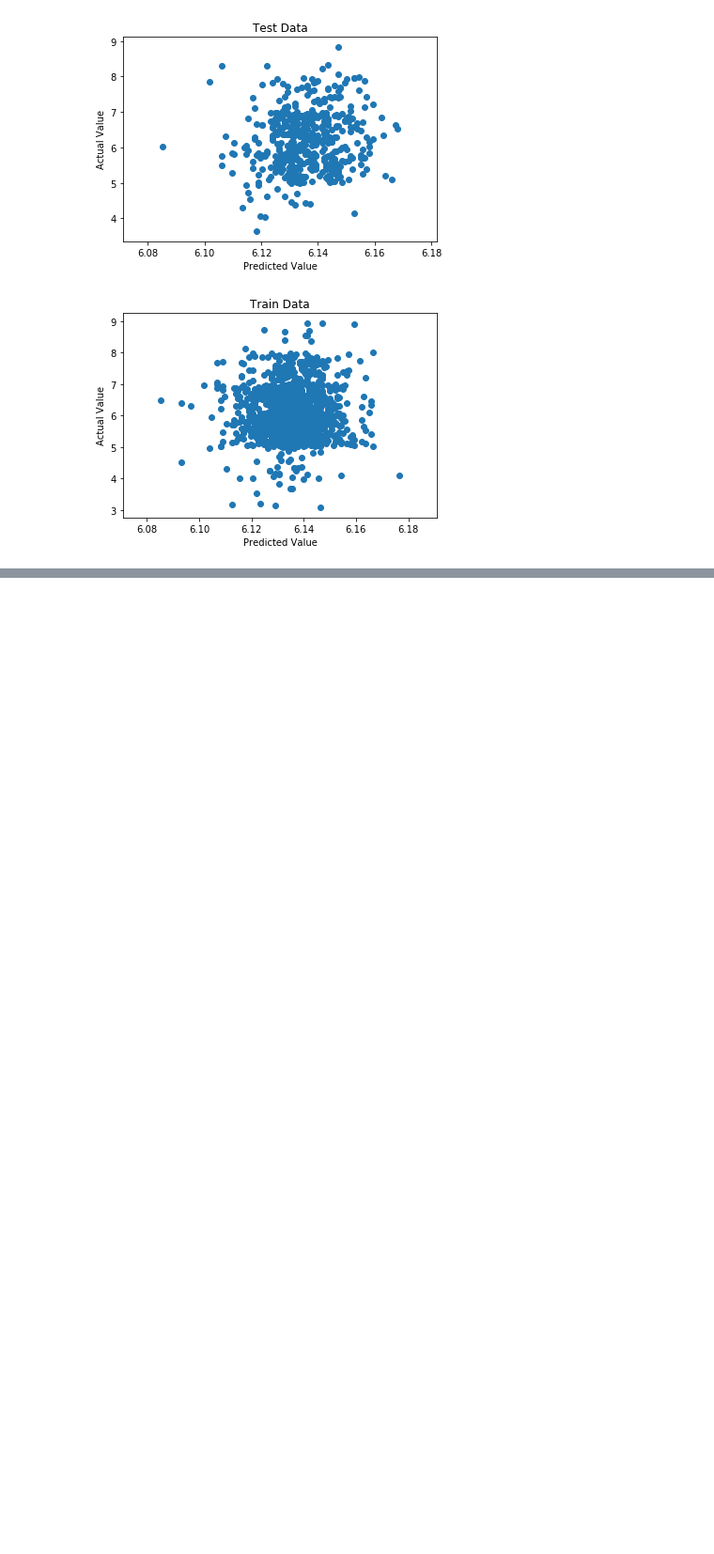
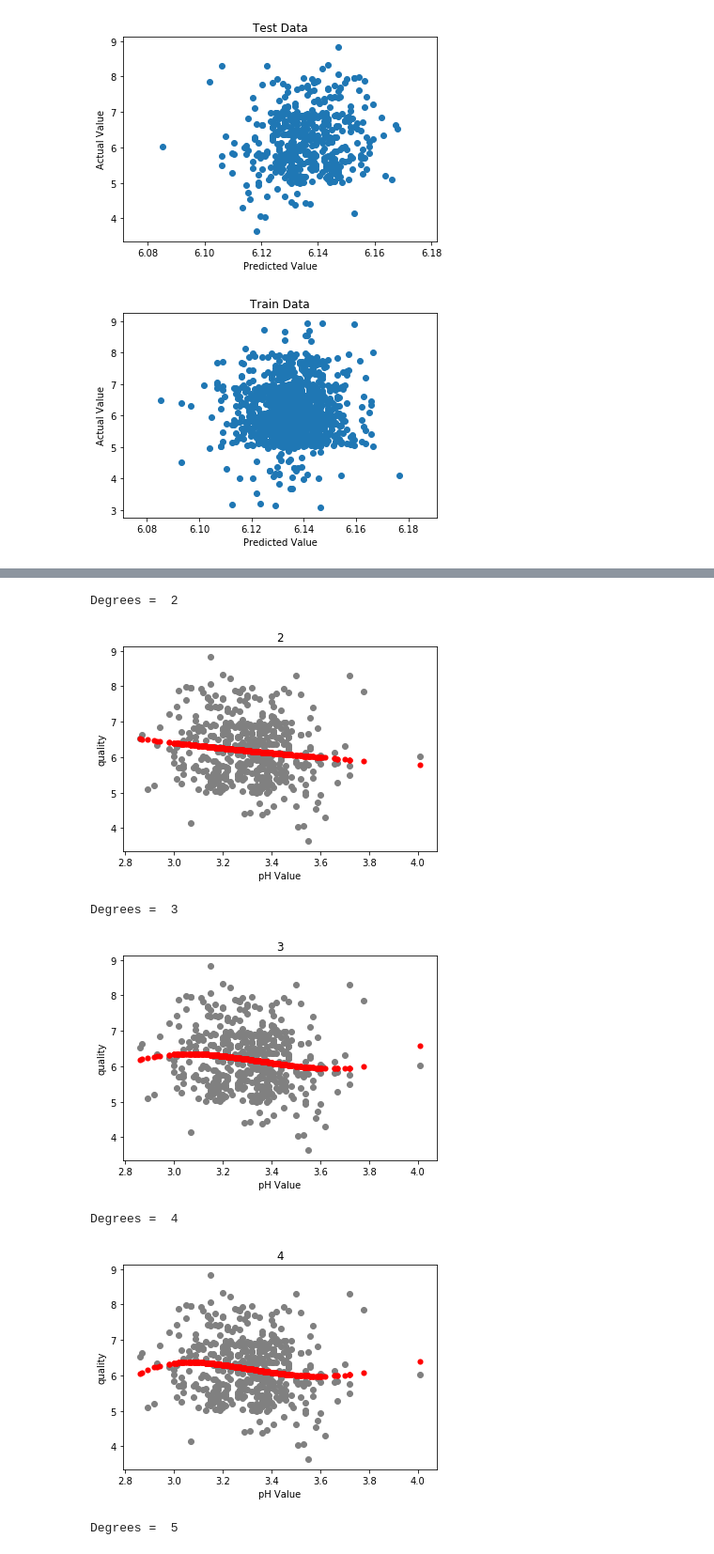
Before and after one commit to SunilKrSingh/Data-Processing-and-Modeling-IC-272, a Jupyter notebook: lab8/practice/practice.ipynb, the cells around one changed output, grey strips where cells are left out. Shown at 94% size. Drawn from its saved outputs; the diff is of its cells as text; code cells hidden in the pictures; blank space fills up the shorter version.

```diff
--- a/lab8/practice/practice.ipynb
+++ b/lab8/practice/practice.ipynb
@@ -93,0 +132,36 @@ plt.show()
+# %%
+#part3
+RMSEs = []
+degrees = [2,3,4,5]
+for d in degrees:
+    poly = PolynomialFeatures(degree = d)
+    X_poly_test = poly.fit_transform(XTest)
+    poly.fit(X_poly_test, yTest)
+
+    model = LinearRegression()
+    model.fit(X_poly_test, yTest)
+    y_poly_pred = model.predict(X_poly_test)
+
+    rmse = np.sqrt(metrics.mean_squared_error(yTest,y_poly_pred))
+    RMSEs.append(rmse)
+
+    print("Degrees = ", d)
+    plt.scatter(XTest, yTest,  color='gray')
+    plt.title(d)
+    plt.xlabel("pH Value")
+    plt.ylabel("quality")
+    plt.scatter(XTest, y_poly_pred, color='red', linewidth=0.1)
+    plt.show()
+
+plt.plot(degrees, RMSEs)
+plt.xlabel("Degree of polynomial")
+plt.ylabel("RMSE")
+plt.show()
+# %% [output]
+Degrees =  2
+[figure, added]
+Degrees =  3
+[figure, added]
+Degrees =  4
+[figure, added]
+Degrees =  5
```
Also changed, not shown: parts of 13 cells of this notebook, 1 other file.
